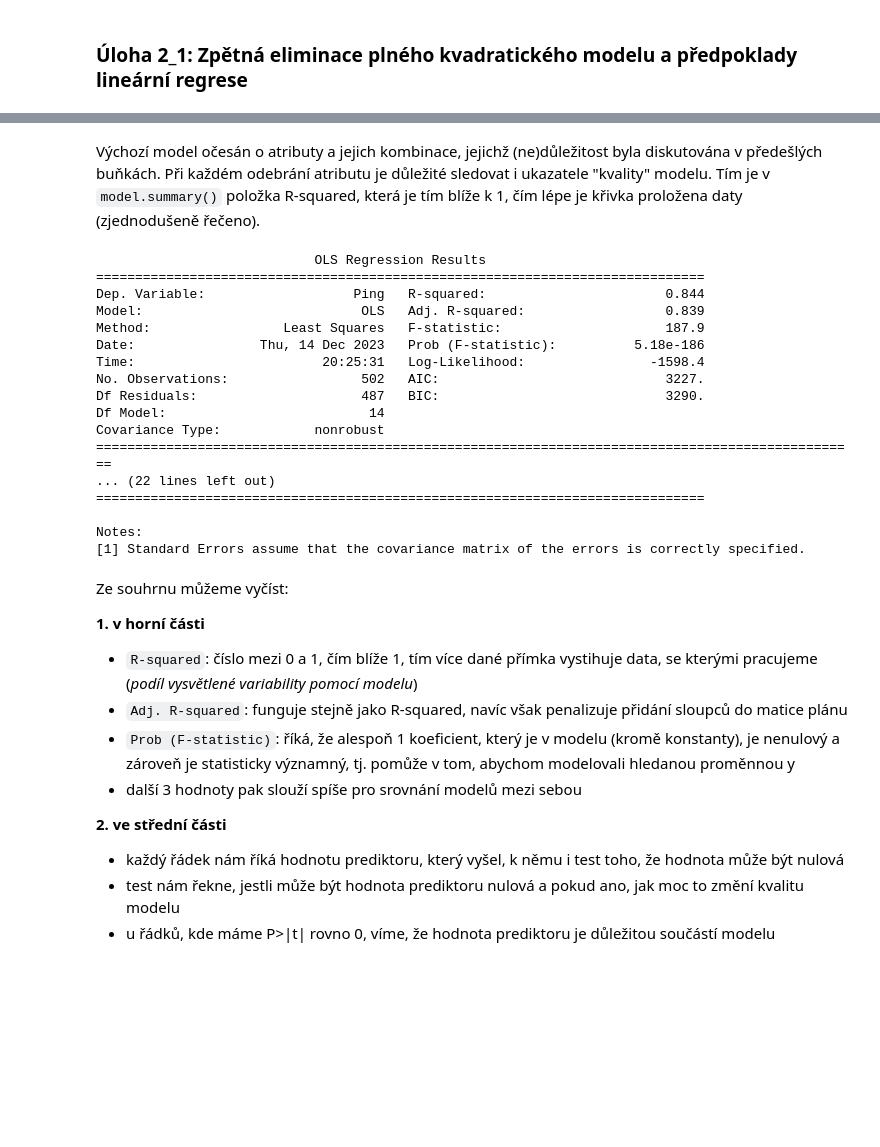
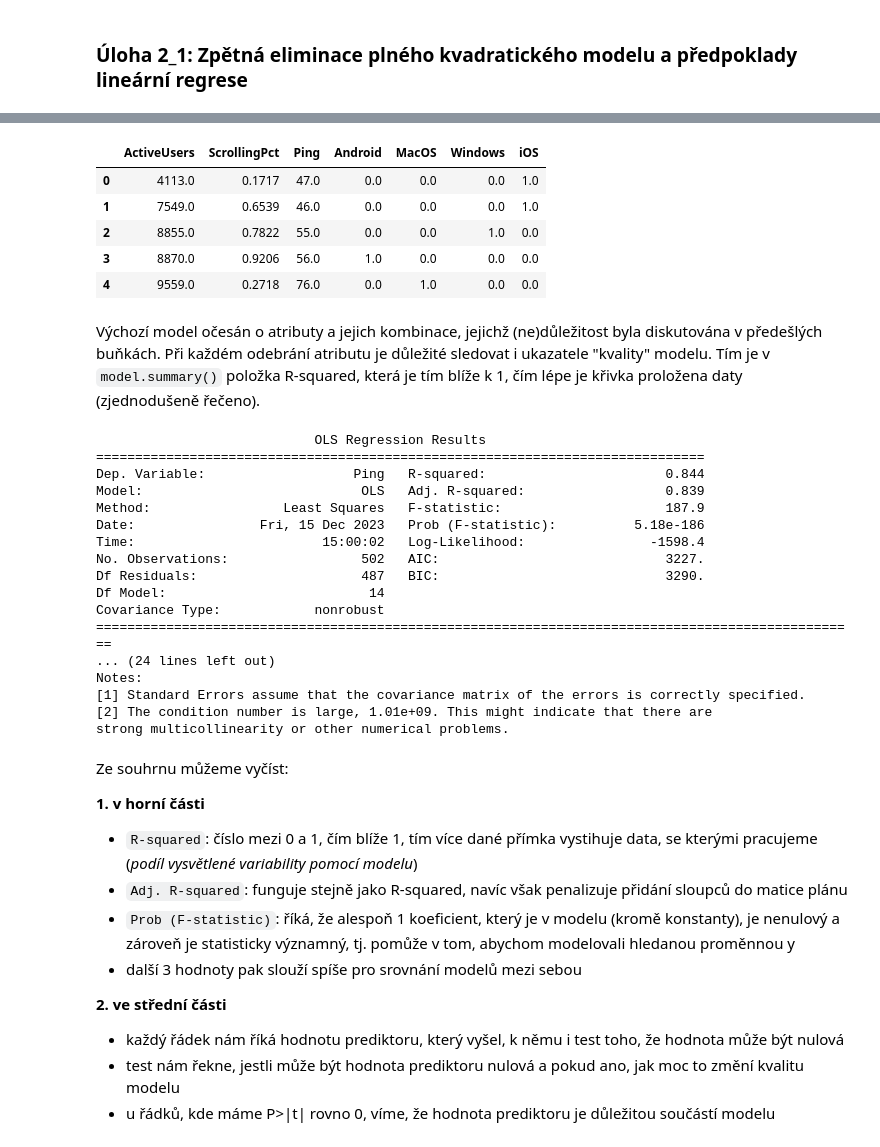
Before and after one commit to Filda99/FIT-MSP, a Jupyter notebook: Proj2/msp_proj2.ipynb, the cells around one changed output, grey strips where cells are left out. Saved outputs shown, nothing was run; the diff lists cells and outputs as text; code cells hidden in the pictures; blank space fills up the shorter version.

```diff
--- a/Proj2/msp_proj2.ipynb
+++ b/Proj2/msp_proj2.ipynb
@@ -415,24 +416,18 @@ Pro postupné zjednodušení modelu vynecháme vždy ten parametr, u kterého js
 # %%
 # https://www.statsmodels.org/stable/example_formulas.html
 # https://stackoverflow.com/questions/55738056/using-categorical-variables-in-statsmodels-ols-class
-# dummy variables pro OS sloupec (one-hot encoding) + prejmenovani (pro zjednoduseni prace)
+# dummy variables pro OS sloupec (one-hot encoding)
 data_task2 = pd.get_dummies(data_task2, columns=['OSType']).astype(float)
-# rename columns Android, iOS, Windows, MacOS to Android, iOS, Windows, MacOS
+# prejmenovani (pro zjednoduseni prace)
 data_task2 = data_task2.rename(columns={'OSType_Android': 'Android', 'OSType_iOS': 'iOS', 'OSType_Windows': 'Windows', 'OSType_MacOS': 'MacOS'})
-
-# standardizace dat do rozsahu hodnot <-1,1>
-# https://stackoverflow.com/questions/26414913/normalize-columns-of-pandas-data-frame
-# min_value = data_task2.drop(['Ping'], axis=1).min(axis=0)
-# max_value = data_task2.drop(['Ping'], axis=1).max(axis=0)
-# data_task2 = (data_task2-min_value)/(max_value-min_value)*2-1
-
-min_values = data_task2.drop(['Ping'], axis=1).min(axis=0)
-max_values = data_task2.drop(['Ping'], axis=1).max(axis=0)
-y_prediction_col =  data_task2.columns.drop('Ping')
-data_task2[y_prediction_col] = (data_task2[y_prediction_col]-min_values)/(max_values - min_values)*2-1
-
-# dalsi moznost normalizace
-# dfS['ActiveUsers']=(dfS['ActiveUsers']-dfS['ActiveUsers'].mean())/dfS['ActiveUsers'].std() #odečti průměr a poděl směrodatnou odchylkou
+data_task2.head()
+# %% [output]
+|  | ActiveUsers | ScrollingPct | Ping | Android | MacOS | Windows | iOS |
+| 0 | 4113.0 | 0.1717 | 47.0 | 0.0 | 0.0 | 0.0 | 1.0 |
+| 1 | 7549.0 | 0.6539 | 46.0 | 0.0 | 0.0 | 0.0 | 1.0 |
+| 2 | 8855.0 | 0.7822 | 55.0 | 0.0 | 0.0 | 1.0 | 0.0 |
+| 3 | 8870.0 | 0.9206 | 56.0 | 1.0 | 0.0 | 0.0 | 0.0 |
+| 4 | 9559.0 | 0.2718 | 76.0 | 0.0 | 1.0 | 0.0 | 0.0 |
 # %% [markdown]
 Výchozí model očesán o atributy a jejich kombinace, jejichž (ne)důležitost byla diskutována v předešlých buňkách. Při každém odebrání atributu je důležité sledovat i ukazatele "kvality" modelu. Tím je v `model.summary()` položka R-squared, která je tím blíže k 1, čím lépe je křivka proložena daty (zjednodušeně řečeno).
 # %%
@@ -450,18 +445,18 @@ print(results.summary())
 Dep. Variable:                   Ping   R-squared:                       0.844
 Model:                            OLS   Adj. R-squared:                  0.839
 Method:                 Least Squares   F-statistic:                     187.9
-Date:                Thu, 14 Dec 2023   Prob (F-statistic):          5.18e-186
-Time:                        20:25:31   Log-Likelihood:                -1598.4
+Date:                Fri, 15 Dec 2023   Prob (F-statistic):          5.18e-186
+Time:                        15:00:02   Log-Likelihood:                -1598.4
 No. Observations:                 502   AIC:                             3227.
 Df Residuals:                     487   BIC:                             3290.
 Df Model:                          14
 Covariance Type:            nonrobust
 ==================================================================================================
-... (22 lines left out)
-==============================================================================
-
+... (24 lines left out)
 Notes:
 [1] Standard Errors assume that the covariance matrix of the errors is correctly specified.
+[2] The condition number is large, 1.01e+09. This might indicate that there are
+strong multicollinearity or other numerical problems.
 # %% [markdown]
 Ze souhrnu můžeme vyčíst:
 
```
Also changed, not shown: parts of 49 cells of this notebook.
